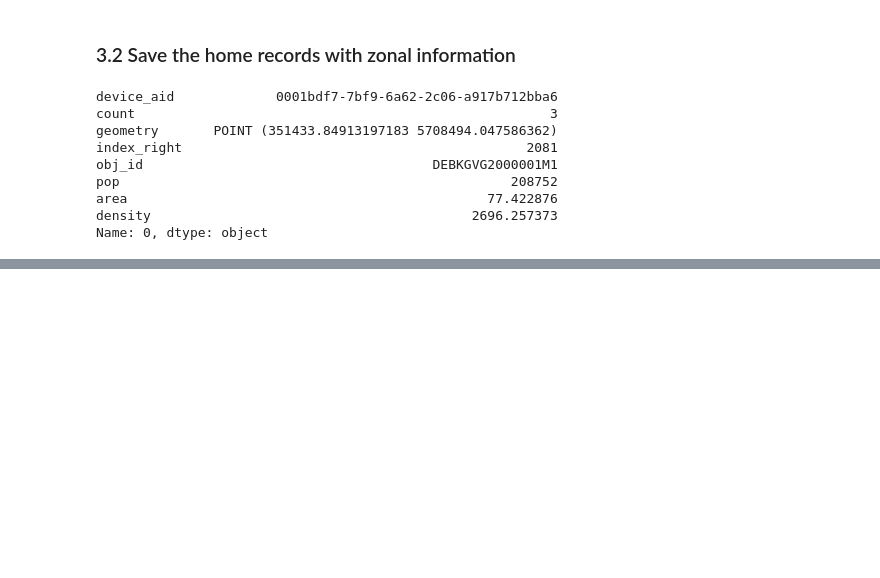
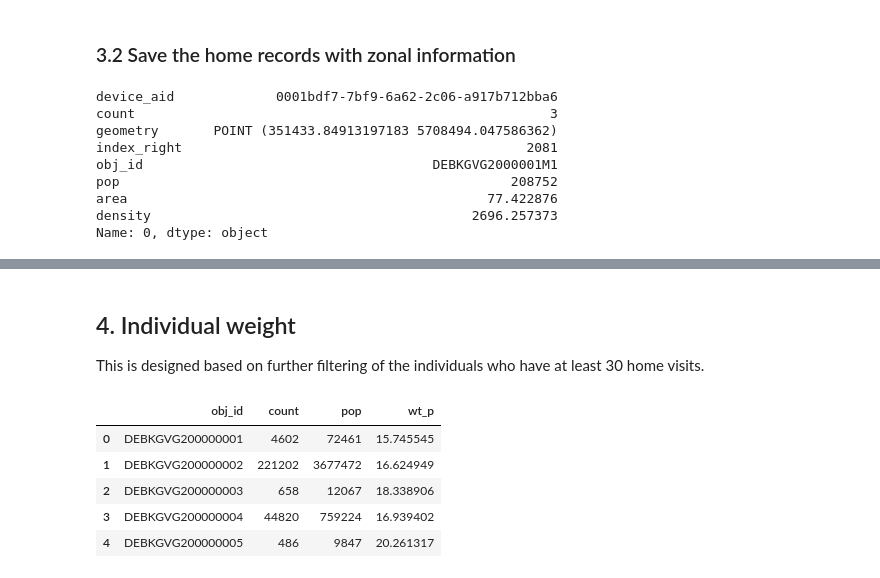
Before and after one commit to MobiSegInsights/nine-euro-ticket-de, a Jupyter notebook: src/data_etl/12-pop-home-weight-muni.ipynb, the cells around one changed output, grey strips where cells are left out. Saved outputs shown, nothing was run; the diff lists cells and outputs as text; code cells hidden in the pictures; blank space fills up the shorter version.

```diff
--- a/src/12-population-home-weighting.ipynb
+++ b/src/data_etl/12-pop-home-weight-muni.ipynb
@@ -285,0 +288,18 @@ gdf_h_mun[['device_aid', 'latitude', 'longitude', 'count', 'obj_id', 'pop', 'are
+# %% [markdown]
+## 4. Individual weight
+This is designed based on further filtering of the individuals who have at least 30 home visits.
+# %%
+threshold = 30
+df_h = pd.read_sql(f"""SELECT device_aid, obj_id, pop FROM home_r WHERE count >= {threshold};""", con=engine)
+df_pop = df_h[['obj_id', 'pop']].drop_duplicates(subset=['obj_id'])
+df_hc = df_h.groupby('obj_id').apply(lambda x: pd.Series(dict(count=len(x))), include_groups=False).reset_index()
+df_hc = pd.merge(df_hc, df_pop, on='obj_id', how='left')
+df_hc.loc[:, 'wt_p'] = df_hc.loc[:, 'pop'] / df_hc.loc[:, 'count']
+df_hc.head()
+# %% [output]
+|  | obj_id | count | pop | wt_p |
+| 0 | DEBKGVG200000001 | 4602 | 72461 | 15.745545 |
+| 1 | DEBKGVG200000002 | 221202 | 3677472 | 16.624949 |
+| 2 | DEBKGVG200000003 | 658 | 12067 | 18.338906 |
+| 3 | DEBKGVG200000004 | 44820 | 759224 | 16.939402 |
+| 4 | DEBKGVG200000005 | 486 | 9847 | 20.261317 |
```
Also changed, not shown: parts of 14 cells of this notebook, 26 other files.
